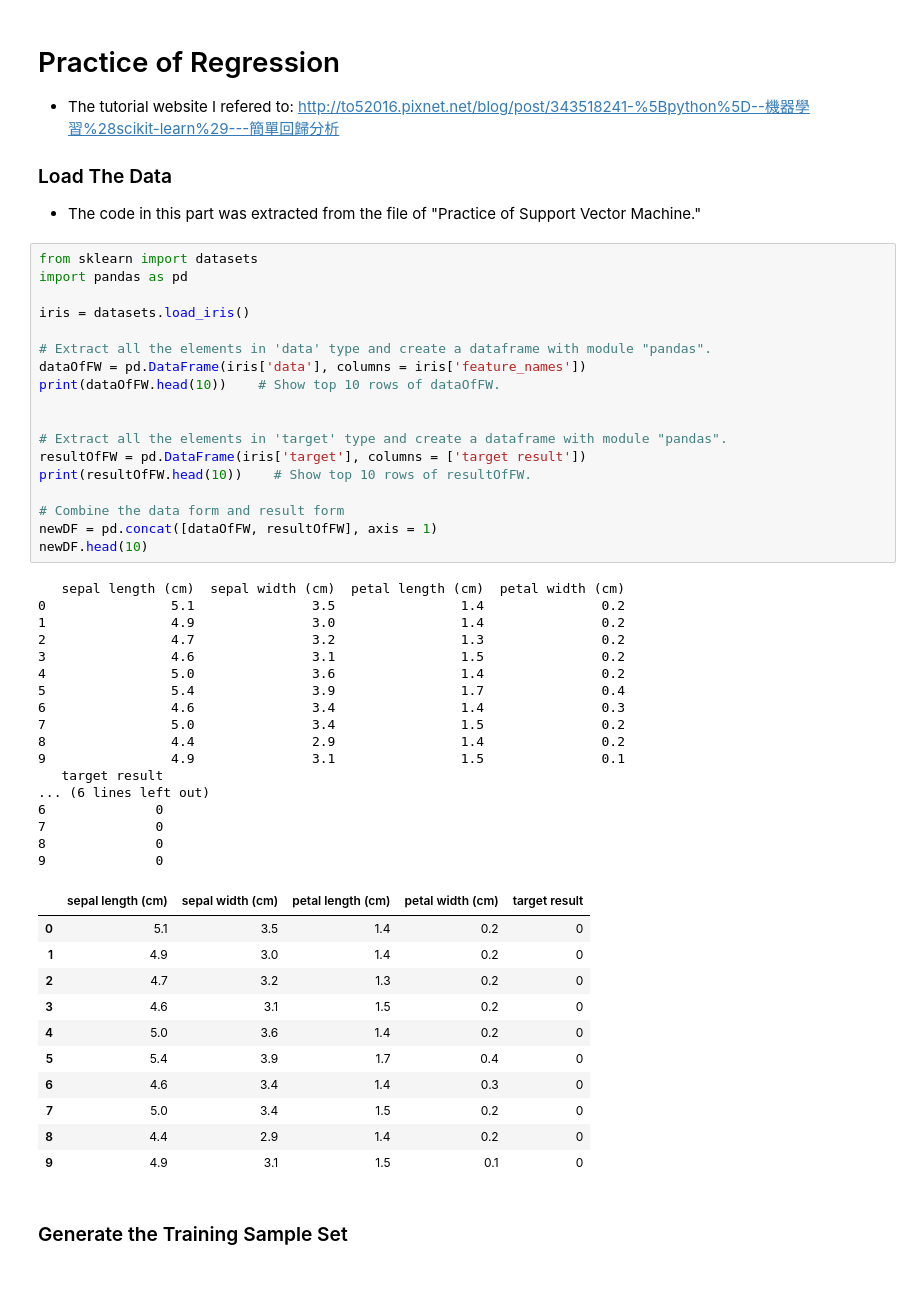
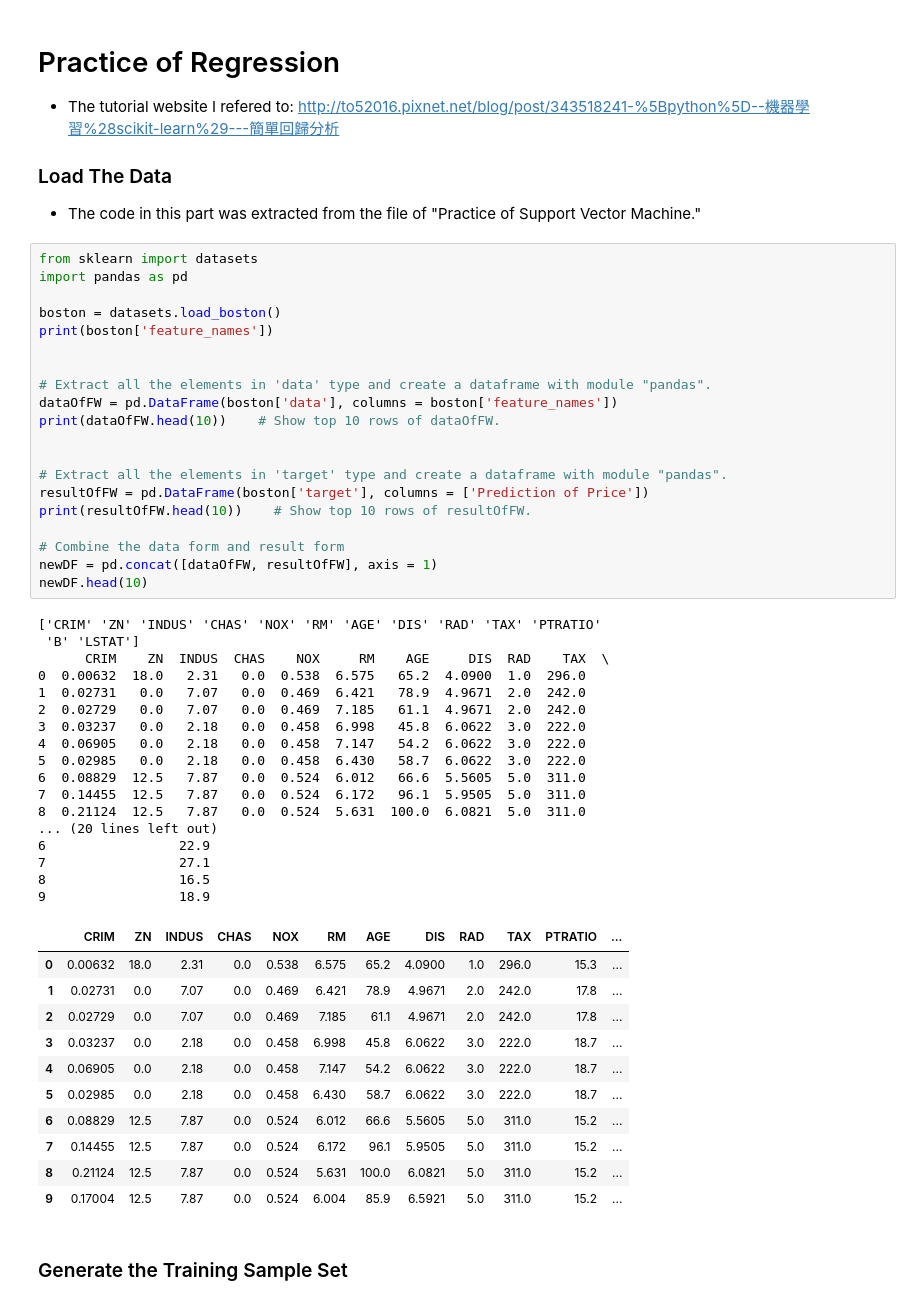
Before and after one commit to Datoto1205/Crawlers, a Jupyter notebook: Practice of Regression.ipynb, the cells around one changed output. Cells and saved outputs as stored; diff of their text form.

```diff
--- a/Practice of Regression.ipynb
+++ b/Practice of Regression.ipynb
@@ -7,50 +7,52 @@
 # %%
 from sklearn import datasets
 import pandas as pd
 
-iris = datasets.load_iris()
+boston = datasets.load_boston()
+print(boston['feature_names'])
+
 
 # Extract all the elements in 'data' type and create a dataframe with module "pandas".
-dataOfFW = pd.DataFrame(iris['data'], columns = iris['feature_names'])
+dataOfFW = pd.DataFrame(boston['data'], columns = boston['feature_names'])
 print(dataOfFW.head(10))    # Show top 10 rows of dataOfFW.
 
 
 # Extract all the elements in 'target' type and create a dataframe with module "pandas".
-resultOfFW = pd.DataFrame(iris['target'], columns = ['target result'])
+resultOfFW = pd.DataFrame(boston['target'], columns = ['Prediction of Price'])
 print(resultOfFW.head(10))    # Show top 10 rows of resultOfFW.
 
 # Combine the data form and result form
 newDF = pd.concat([dataOfFW, resultOfFW], axis = 1)
 newDF.head(10)
 # %% [output]
-   sepal length (cm)  sepal width (cm)  petal length (cm)  petal width (cm)
-0                5.1               3.5                1.4               0.2
-1                4.9               3.0                1.4               0.2
-2                4.7               3.2                1.3               0.2
-3                4.6               3.1                1.5               0.2
-4                5.0               3.6                1.4               0.2
-5                5.4               3.9                1.7               0.4
-6                4.6               3.4                1.4               0.3
-7                5.0               3.4                1.5               0.2
-8                4.4               2.9                1.4               0.2
-9                4.9               3.1                1.5               0.1
-   target result
-... (6 lines left out)
-6              0
-7              0
-8              0
-9              0
+['CRIM' 'ZN' 'INDUS' 'CHAS' 'NOX' 'RM' 'AGE' 'DIS' 'RAD' 'TAX' 'PTRATIO'
+ 'B' 'LSTAT']
+      CRIM    ZN  INDUS  CHAS    NOX     RM    AGE     DIS  RAD    TAX  \
+0  0.00632  18.0   2.31   0.0  0.538  6.575   65.2  4.0900  1.0  296.0
+1  0.02731   0.0   7.07   0.0  0.469  6.421   78.9  4.9671  2.0  242.0
+2  0.02729   0.0   7.07   0.0  0.469  7.185   61.1  4.9671  2.0  242.0
+3  0.03237   0.0   2.18   0.0  0.458  6.998   45.8  6.0622  3.0  222.0
+4  0.06905   0.0   2.18   0.0  0.458  7.147   54.2  6.0622  3.0  222.0
+5  0.02985   0.0   2.18   0.0  0.458  6.430   58.7  6.0622  3.0  222.0
+6  0.08829  12.5   7.87   0.0  0.524  6.012   66.6  5.5605  5.0  311.0
+7  0.14455  12.5   7.87   0.0  0.524  6.172   96.1  5.9505  5.0  311.0
+8  0.21124  12.5   7.87   0.0  0.524  5.631  100.0  6.0821  5.0  311.0
+... (20 lines left out)
+6                 22.9
+7                 27.1
+8                 16.5
+9                 18.9
-|  | sepal length (cm) | sepal width (cm) | petal length (cm) | petal width (cm) | target result |
-| 0 | 5.1 | 3.5 | 1.4 | 0.2 | 0 |
-| 1 | 4.9 | 3.0 | 1.4 | 0.2 | 0 |
-| 2 | 4.7 | 3.2 | 1.3 | 0.2 | 0 |
-| 3 | 4.6 | 3.1 | 1.5 | 0.2 | 0 |
-| 4 | 5.0 | 3.6 | 1.4 | 0.2 | 0 |
-| 5 | 5.4 | 3.9 | 1.7 | 0.4 | 0 |
-| 6 | 4.6 | 3.4 | 1.4 | 0.3 | 0 |
-| 7 | 5.0 | 3.4 | 1.5 | 0.2 | 0 |
-| 8 | 4.4 | 2.9 | 1.4 | 0.2 | 0 |
-| 9 | 4.9 | 3.1 | 1.5 | 0.1 | 0 |
+|  | CRIM | ZN | INDUS | CHAS | NOX | RM | AGE | DIS | RAD | TAX | PTRATIO | ... |
+| 0 | 0.00632 | 18.0 | 2.31 | 0.0 | 0.538 | 6.575 | 65.2 | 4.0900 | 1.0 | 296.0 | 15.3 | ... |
+| 1 | 0.02731 | 0.0 | 7.07 | 0.0 | 0.469 | 6.421 | 78.9 | 4.9671 | 2.0 | 242.0 | 17.8 | ... |
+| 2 | 0.02729 | 0.0 | 7.07 | 0.0 | 0.469 | 7.185 | 61.1 | 4.9671 | 2.0 | 242.0 | 17.8 | ... |
+| 3 | 0.03237 | 0.0 | 2.18 | 0.0 | 0.458 | 6.998 | 45.8 | 6.0622 | 3.0 | 222.0 | 18.7 | ... |
+| 4 | 0.06905 | 0.0 | 2.18 | 0.0 | 0.458 | 7.147 | 54.2 | 6.0622 | 3.0 | 222.0 | 18.7 | ... |
+| 5 | 0.02985 | 0.0 | 2.18 | 0.0 | 0.458 | 6.430 | 58.7 | 6.0622 | 3.0 | 222.0 | 18.7 | ... |
+| 6 | 0.08829 | 12.5 | 7.87 | 0.0 | 0.524 | 6.012 | 66.6 | 5.5605 | 5.0 | 311.0 | 15.2 | ... |
+| 7 | 0.14455 | 12.5 | 7.87 | 0.0 | 0.524 | 6.172 | 96.1 | 5.9505 | 5.0 | 311.0 | 15.2 | ... |
+| 8 | 0.21124 | 12.5 | 7.87 | 0.0 | 0.524 | 5.631 | 100.0 | 6.0821 | 5.0 | 311.0 | 15.2 | ... |
+| 9 | 0.17004 | 12.5 | 7.87 | 0.0 | 0.524 | 6.004 | 85.9 | 6.5921 | 5.0 | 311.0 | 15.2 | ... |
 # %% [markdown]
 ### Generate the Training Sample Set
 # %%
```
Also changed, not shown: parts of 10 cells of this notebook.
